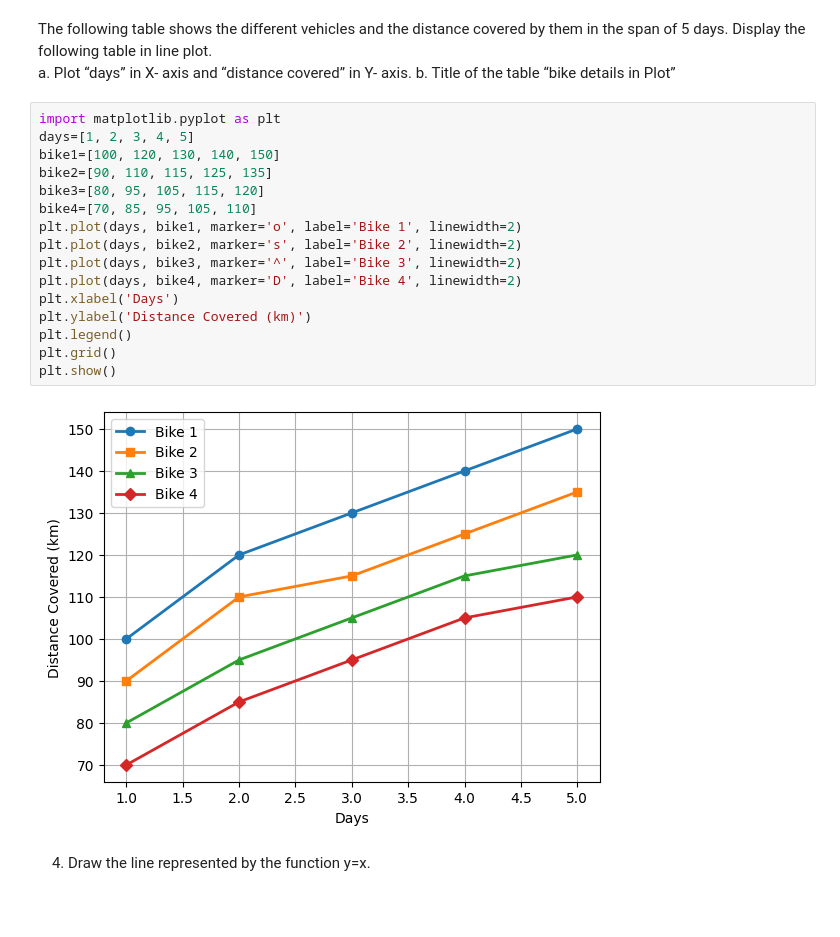
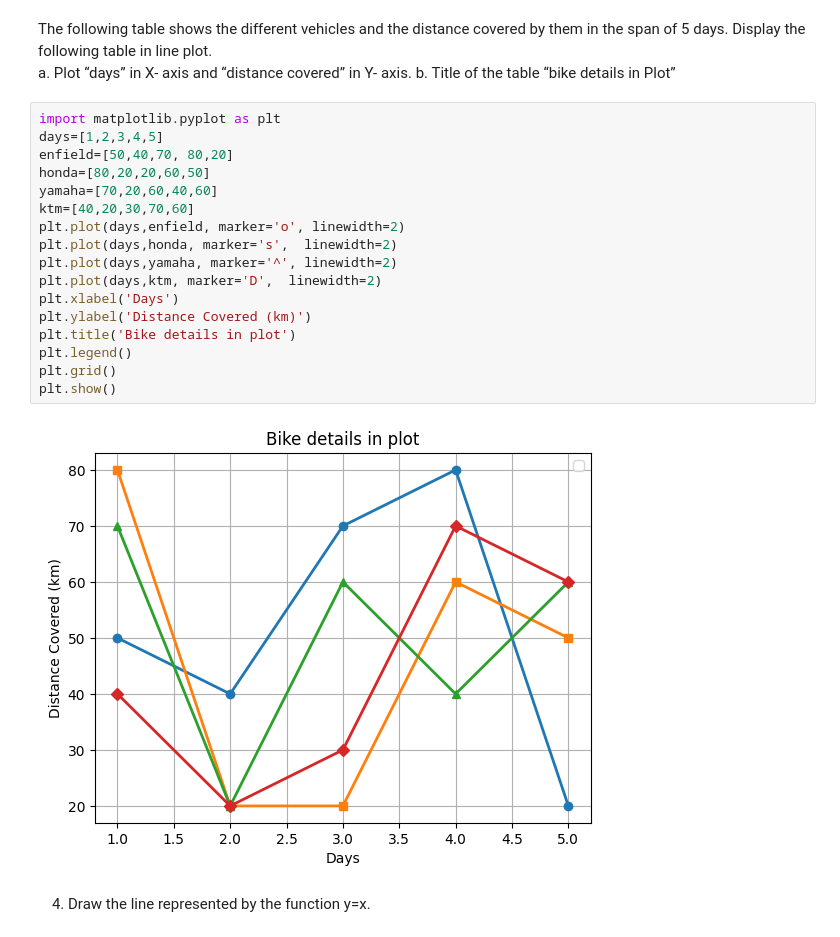
Before and after one commit to raisaurav797-svg/Workshop, a Jupyter notebook: Workshop3.ipynb, the cells around one changed output. Cells and saved outputs as stored; diff of their text form; blank space fills up the shorter version.

```diff
--- a/Workshop3.ipynb
+++ b/Workshop3.ipynb
@@ -68,22 +68,23 @@ a.	Plot “days” in X- axis and “distance covered” in Y- axis.
 b.	Title of the table “bike details in Plot”
 # %%
 import matplotlib.pyplot as plt
-days=[1, 2, 3, 4, 5]
-bike1=[100, 120, 130, 140, 150]
-bike2=[90, 110, 115, 125, 135]
-bike3=[80, 95, 105, 115, 120]
-bike4=[70, 85, 95, 105, 110]
-plt.plot(days, bike1, marker='o', label='Bike 1', linewidth=2)
-plt.plot(days, bike2, marker='s', label='Bike 2', linewidth=2)
-plt.plot(days, bike3, marker='^', label='Bike 3', linewidth=2)
-plt.plot(days, bike4, marker='D', label='Bike 4', linewidth=2)
+days=[1,2,3,4,5]
+enfield=[50,40,70, 80,20]
+honda=[80,20,20,60,50]
+yamaha=[70,20,60,40,60]
+ktm=[40,20,30,70,60]
+plt.plot(days,enfield, marker='o', linewidth=2)
+plt.plot(days,honda, marker='s',  linewidth=2)
+plt.plot(days,yamaha, marker='^', linewidth=2)
+plt.plot(days,ktm, marker='D',  linewidth=2)
 plt.xlabel('Days')
 plt.ylabel('Distance Covered (km)')
+plt.title('Bike details in plot')
 plt.legend()
 plt.grid()
 plt.show()
 # %% [output]
-[figure, old version]
+[figure, new version]
 # %% [markdown]
 4.	Draw the line represented by the function y=x.
 # %%
```
Also changed, not shown: parts of 1 cell of this notebook.
